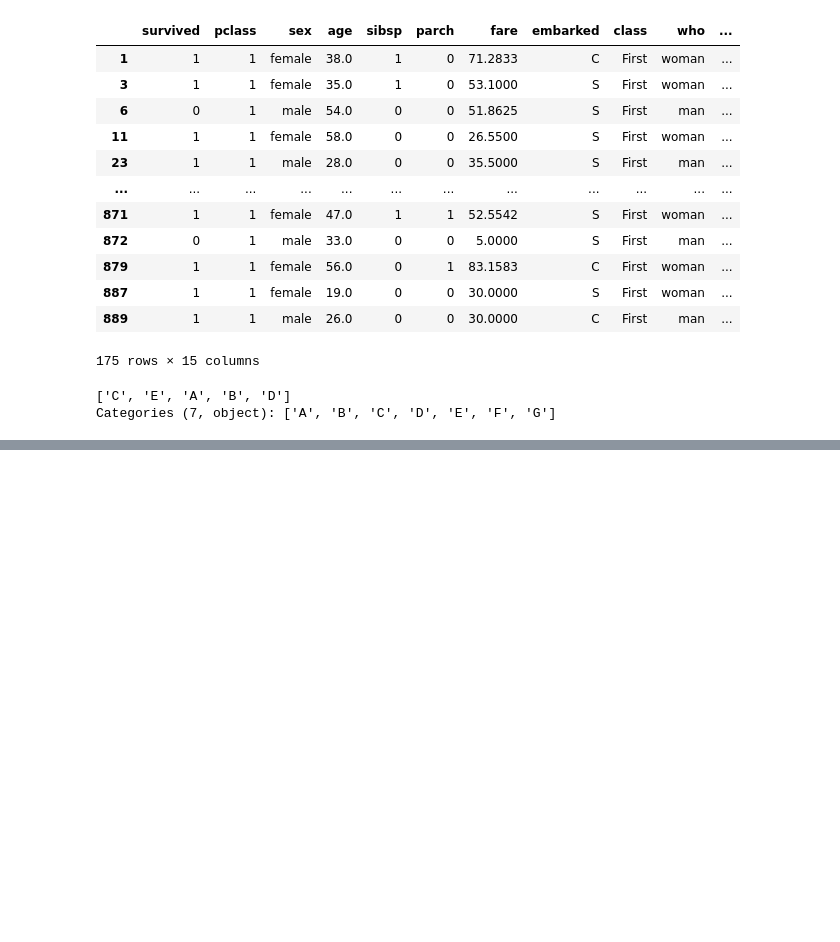
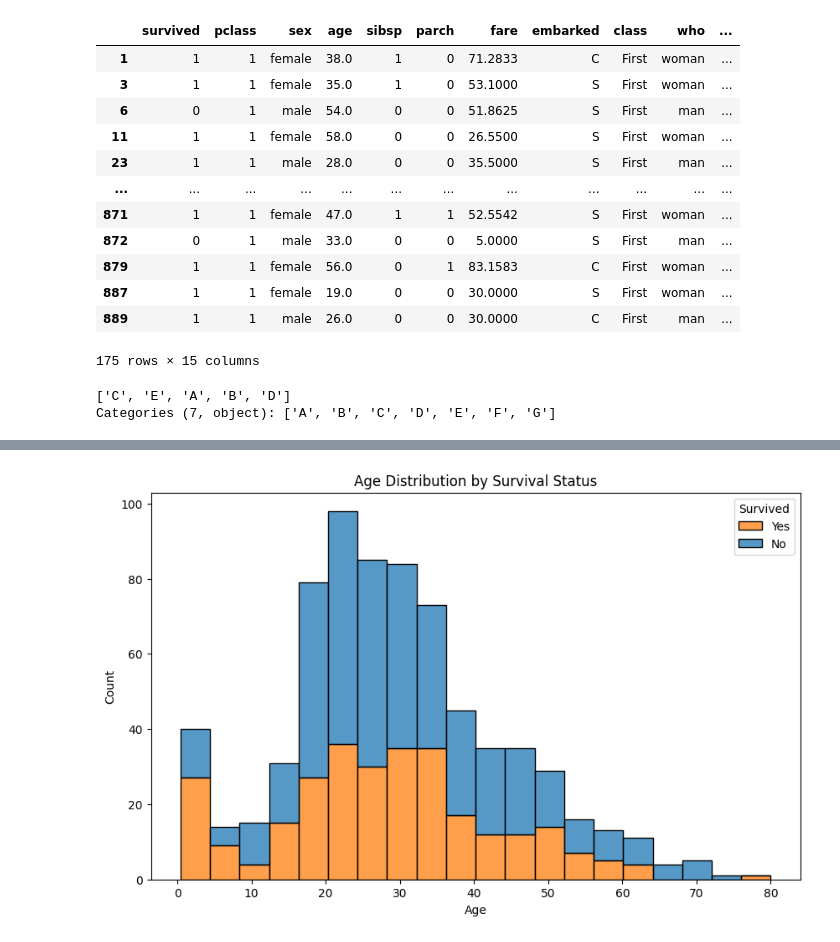
Before and after one commit to kk910925/Data-Analysis, a Jupyter notebook: 0725_Titanic.ipynb, the cells around one changed output, grey strips where cells are left out. Drawn from its saved outputs; the diff is of its cells as text; code cells hidden in the pictures; blank space fills up the shorter version.

```diff
--- a/0725_Titanic.ipynb
+++ b/0725_Titanic.ipynb
@@ -241,0 +332,17 @@ def is_deck_a_g(deck_name):
+# %%
+plt.figure(figsize=(10, 6))
+sns.histplot(
+    data=titanic_df,
+    x='age', # x軸連續數值
+    hue='survived', # y軸連續數值
+    # kde=True, # 是否畫曲線
+    # palette='coolwarm',
+    multiple='stack' # 是否疊起來
+)
+plt.title('Age Distribution by Survival Status')
+plt.xlabel('Age')
+plt.ylabel('Count')
+plt.legend(title='Survived', labels=['Yes', 'No'])
+plt.show()
+# %% [output]
+[figure, added]
```
Also changed, not shown: parts of 24 cells of this notebook.
